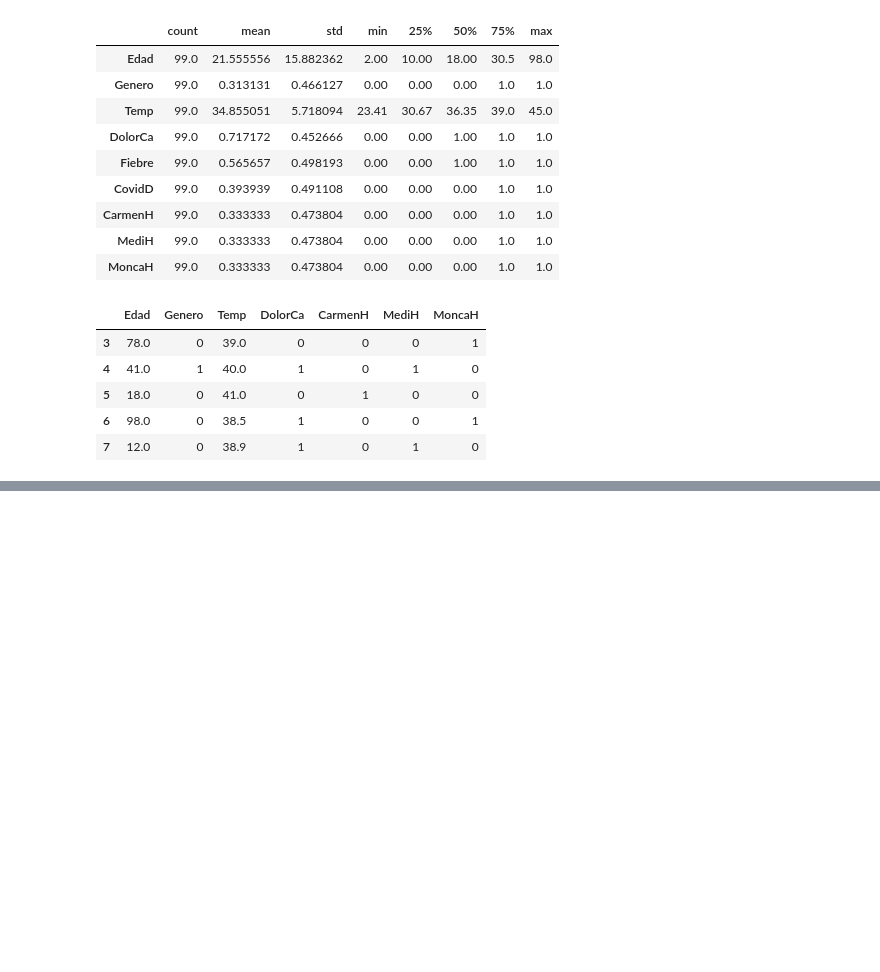
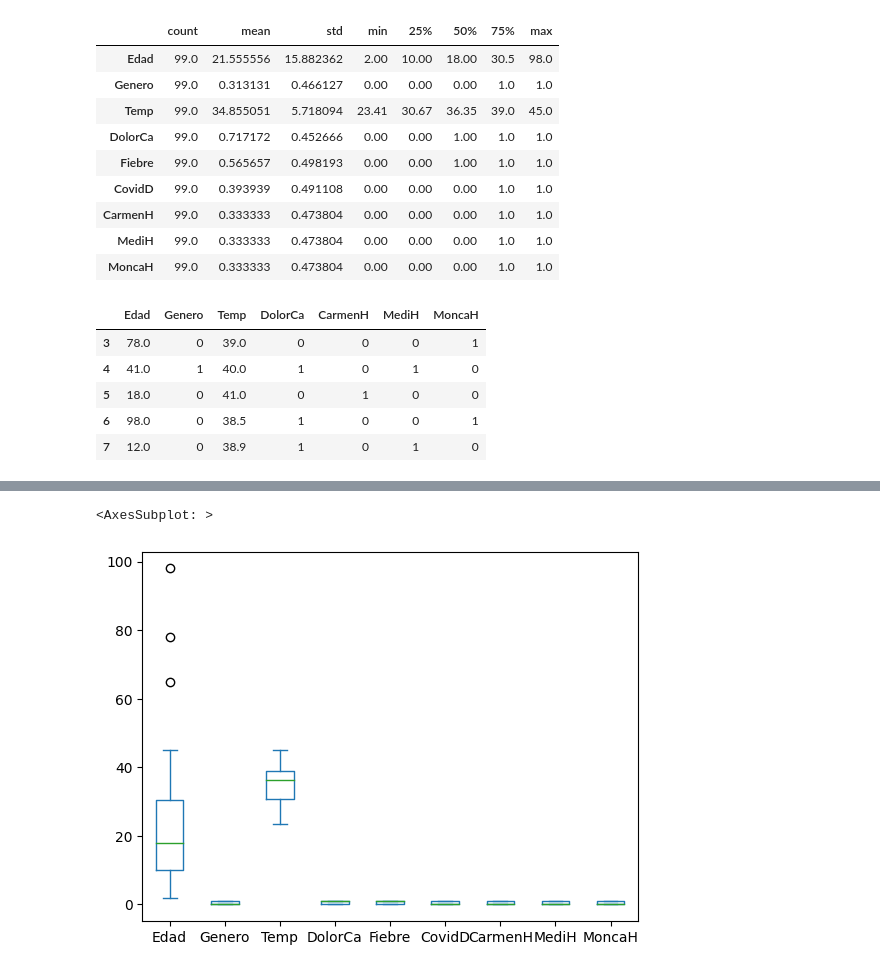
Before and after one commit to jaquimbayoc7/DocumentacionDiplomadoML, a Jupyter notebook: limpiezaDatosDos.ipynb, the cells around one changed output, grey strips where cells are left out. Cells and saved outputs as stored; diff of their text form; code cells hidden in the pictures; blank space fills up the shorter version.

Commit message:
cambios limpieza

```diff
--- a/limpiezaDatosDos.ipynb
+++ b/limpiezaDatosDos.ipynb
@@ -89,7 +164,7 @@ def camEncab(df, listaN):
 ## Paso 2: Llamado a funciones
 # %%
 ##Importar la data
-datos = importDatos('C:/Users/Supermercado/Downloads/Limpieza/','CovidDiagnosis','.xlsx')
+datos = importDatos('C:/Users/Supermercado/Downloads/1. Limpieza/Datasets/','CovidDiagnosis','.xlsx')
 datos.head()
 # %% [output]
 |  | Age | Gender | Temperature | Headache | Fever | Hospital | CovidDiagnosis |
@@ -360,0 +486,7 @@ histoPlot(dataF, 'Temp',3)
+# %%
+##Gráfico de caja para revisar el estado actual de los datos
+dataF.plot.box()
+#No hay normalidad en los datos al no tener las mismas medias.
+# %% [output]
+<AxesSubplot: >
+[figure, added]
```
Also changed, not shown: parts of 8 cells of this notebook, 2 other files.
